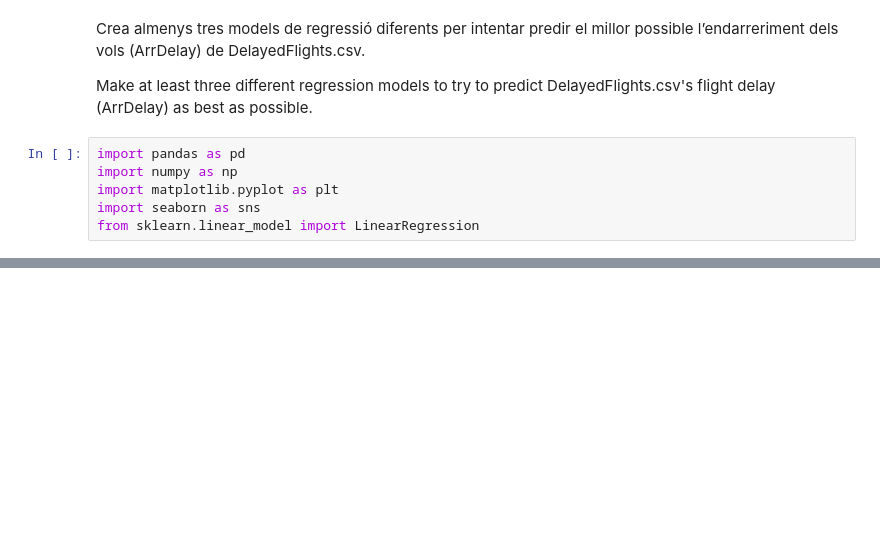
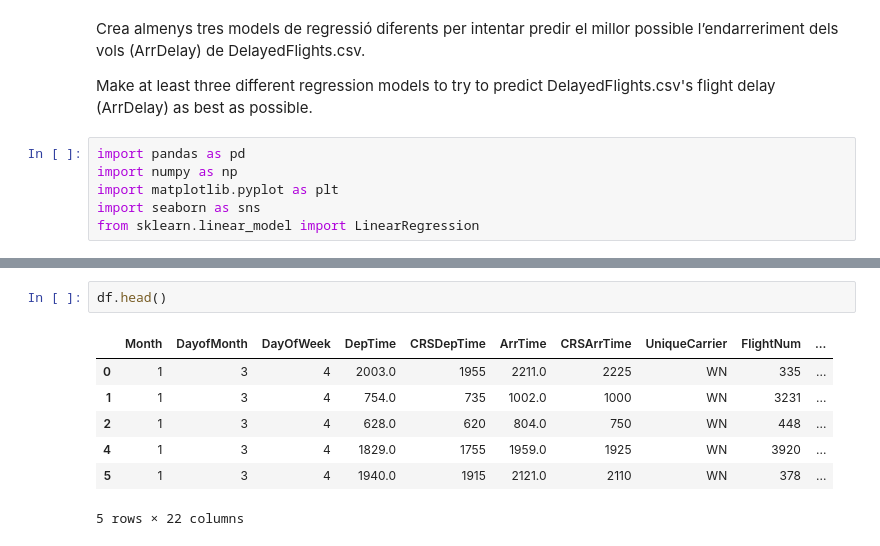
Before and after one commit to mimikyu8/Supervised_Regression, a Jupyter notebook: S09 T02 - Supervised Learning - Regressions.ipynb, the cells around one changed output, grey strips where cells are left out. Cells and saved outputs as stored; diff of their text form; blank space fills up the shorter version.

```diff
--- a/S09 T02 - Supervised Learning - Regressions.ipynb
+++ b/S09 T02 - Supervised Learning - Regressions.ipynb
@@ -28,0 +79,10 @@ df = pd.read_csv("CleanDelayedFlights.csv")
+# %%
+df.head()
+# %% [output]
+|  | Month | DayofMonth | DayOfWeek | DepTime | CRSDepTime | ArrTime | CRSArrTime | UniqueCarrier | FlightNum | ... |
+| 0 | 1 | 3 | 4 | 2003.0 | 1955 | 2211.0 | 2225 | WN | 335 | ... |
+| 1 | 1 | 3 | 4 | 754.0 | 735 | 1002.0 | 1000 | WN | 3231 | ... |
+| 2 | 1 | 3 | 4 | 628.0 | 620 | 804.0 | 750 | WN | 448 | ... |
+| 4 | 1 | 3 | 4 | 1829.0 | 1755 | 1959.0 | 1925 | WN | 3920 | ... |
+| 5 | 1 | 3 | 4 | 1940.0 | 1915 | 2121.0 | 2110 | WN | 378 | ... |
+5 rows × 22 columns
```
Also changed, not shown: parts of 8 cells of this notebook.
